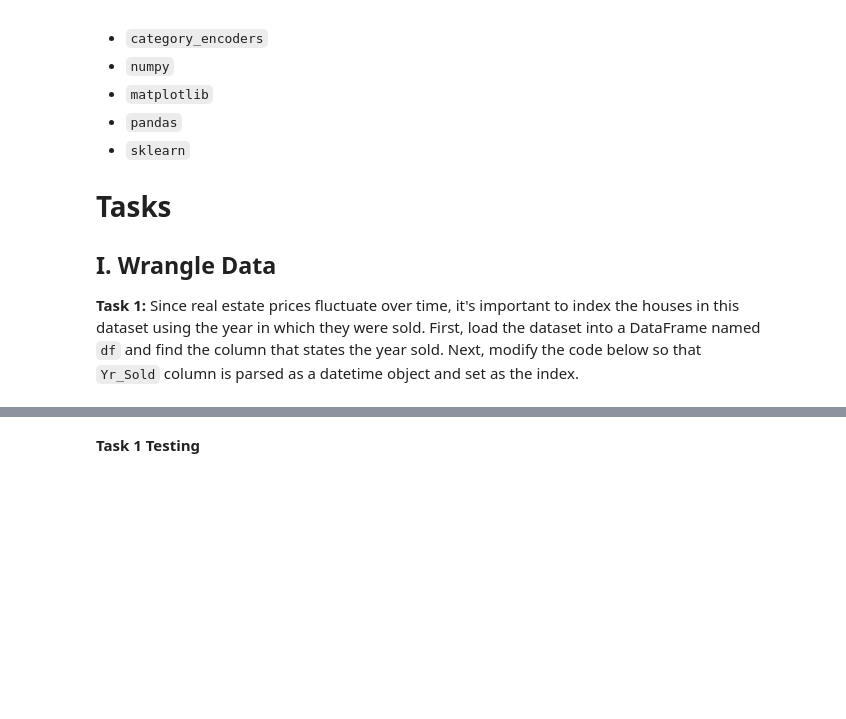
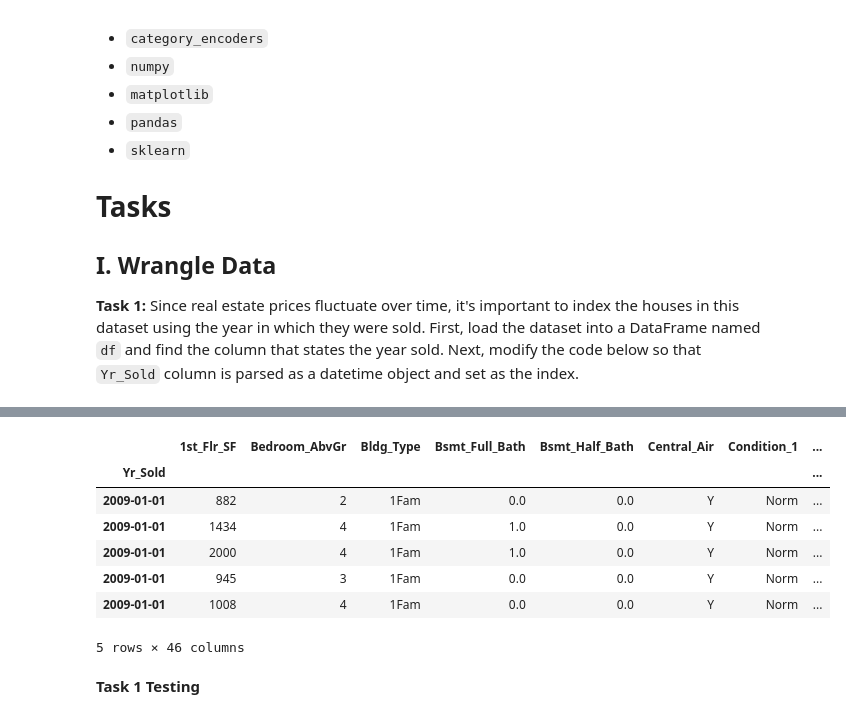
Before and after one commit to sikoh/DS-Linear-Models, a Jupyter notebook: Sprint-Challenge/DS_SprintChallenge_LinearModels.ipynb, the cells around one changed output, grey strips where cells are left out. Saved outputs shown, nothing was run; the diff lists cells and outputs as text; code cells hidden in the pictures; blank space fills up the shorter version.

```diff
--- a/Sprint-Challenge/DS_SprintChallenge_LinearModels.ipynb
+++ b/Sprint-Challenge/DS_SprintChallenge_LinearModels.ipynb
@@ -59,3 +76,14 @@ raise NotImplementedError()
+# %%
+df.head()
+# %% [output]
+|  | 1st_Flr_SF | Bedroom_AbvGr | Bldg_Type | Bsmt_Full_Bath | Bsmt_Half_Bath | Central_Air | Condition_1 | ... |
+| Yr_Sold |  |  |  |  |  |  |  | ... |
+| 2009-01-01 | 882 | 2 | 1Fam | 0.0 | 0.0 | Y | Norm | ... |
+| 2009-01-01 | 1434 | 4 | 1Fam | 1.0 | 0.0 | Y | Norm | ... |
+| 2009-01-01 | 2000 | 4 | 1Fam | 1.0 | 0.0 | Y | Norm | ... |
+| 2009-01-01 | 945 | 3 | 1Fam | 0.0 | 0.0 | Y | Norm | ... |
+| 2009-01-01 | 1008 | 4 | 1Fam | 0.0 | 0.0 | Y | Norm | ... |
+5 rows × 46 columns
 # %% [markdown]
 **Task 1 Testing**
 # %%
```
Also changed, not shown: parts of 22 cells of this notebook.
